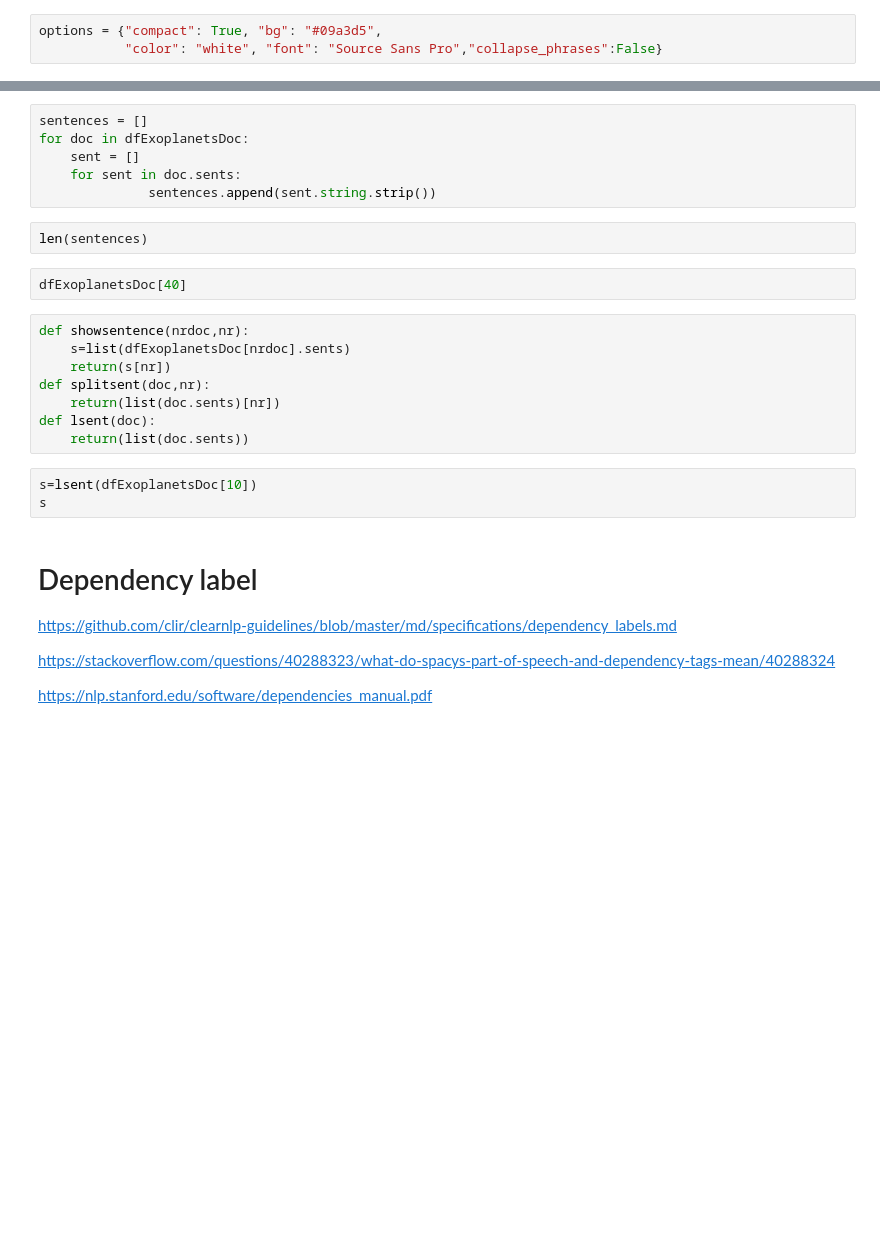
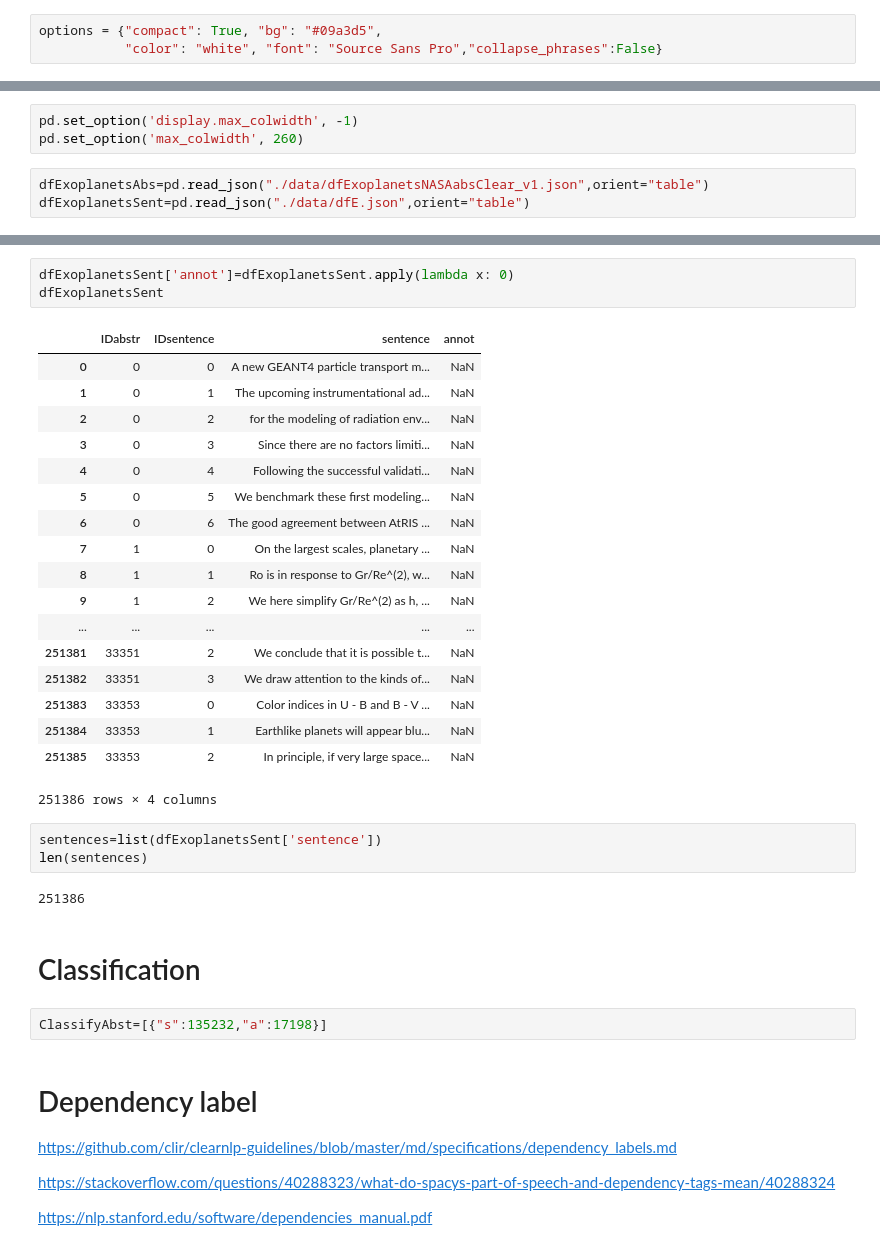
Before and after one commit to grasshoff/vorlesung2019, a Jupyter notebook: notebooks/grasshoff/DocClassify.ipynb, the cells around one changed output, grey strips where cells are left out. Saved outputs shown, nothing was run; the diff lists cells and outputs as text; blank space fills up the shorter version.

```diff
--- a/notebooks/grasshoff/DocClassify.ipynb
+++ b/notebooks/grasshoff/DocClassify.ipynb
@@ -16 +17,7 @@ dfExoplanetsDoc=pd.read_pickle("/Users/gerdgrasshoff/Dropbox/temp/df_doc.pcl")
+# %%
+pd.set_option('display.max_colwidth', -1)
+pd.set_option('max_colwidth', 260)
+# %%
+dfExoplanetsAbs=pd.read_json("./data/dfExoplanetsNASAabsClear_v1.json",orient="table")
+dfExoplanetsSent=pd.read_json("./data/dfE.json",orient="table")
 # %%
@@ -18,24 +27,34 @@ len(dfExoplanetsDoc)
-# %%
-sentences = []
-for doc in dfExoplanetsDoc:
-    sent = []
-    for sent in doc.sents:
-              sentences.append(sent.string.strip())
-# %%
-len(sentences)
-# %%
-dfExoplanetsDoc[40]
-# %%
-def showsentence(nrdoc,nr):
-    s=list(dfExoplanetsDoc[nrdoc].sents)
-    return(s[nr])
-def splitsent(doc,nr):
-    return(list(doc.sents)[nr])
-def lsent(doc):
-    return(list(doc.sents))
-# %%
-s=lsent(dfExoplanetsDoc[10])
-s
+# %%
+dfExoplanetsSent['annot']=dfExoplanetsSent.apply(lambda x: 0)
+dfExoplanetsSent
+# %% [output]
+|  | IDabstr | IDsentence | sentence | annot |
+| 0 | 0 | 0 | A new GEANT4 particle transport m... | NaN |
+| 1 | 0 | 1 | The upcoming instrumentational ad... | NaN |
+| 2 | 0 | 2 | for the modeling of radiation env... | NaN |
+| 3 | 0 | 3 | Since there are no factors limiti... | NaN |
+| 4 | 0 | 4 | Following the successful validati... | NaN |
+| 5 | 0 | 5 | We benchmark these first modeling... | NaN |
+| 6 | 0 | 6 | The good agreement between AtRIS ... | NaN |
+| 7 | 1 | 0 | On the largest scales, planetary ... | NaN |
+| 8 | 1 | 1 | Ro is in response to Gr/Re^(2), w... | NaN |
+| 9 | 1 | 2 | We here simplify Gr/Re^(2) as h, ... | NaN |
+| ... | ... | ... | ... | ... |
+| 251381 | 33351 | 2 | We conclude that it is possible t... | NaN |
+| 251382 | 33351 | 3 | We draw attention to the kinds of... | NaN |
+| 251383 | 33353 | 0 | Color indices in U - B and B - V ... | NaN |
+| 251384 | 33353 | 1 | Earthlike planets will appear blu... | NaN |
+| 251385 | 33353 | 2 | In principle, if very large space... | NaN |
+251386 rows × 4 columns
+# %%
+sentences=list(dfExoplanetsSent['sentence'])
+len(sentences)
+# %% [output]
+251386
+# %% [markdown]
+# Classification
+# %%
+ClassifyAbst=[{"s":135232,"a":17198}]
 # %% [markdown]
 # Dependency label
 https://github.com/clir/clearnlp-guidelines/blob/master/md/specifications/dependency_labels.md
```
Also changed, not shown: parts of 32 cells of this notebook, 5 other files.
